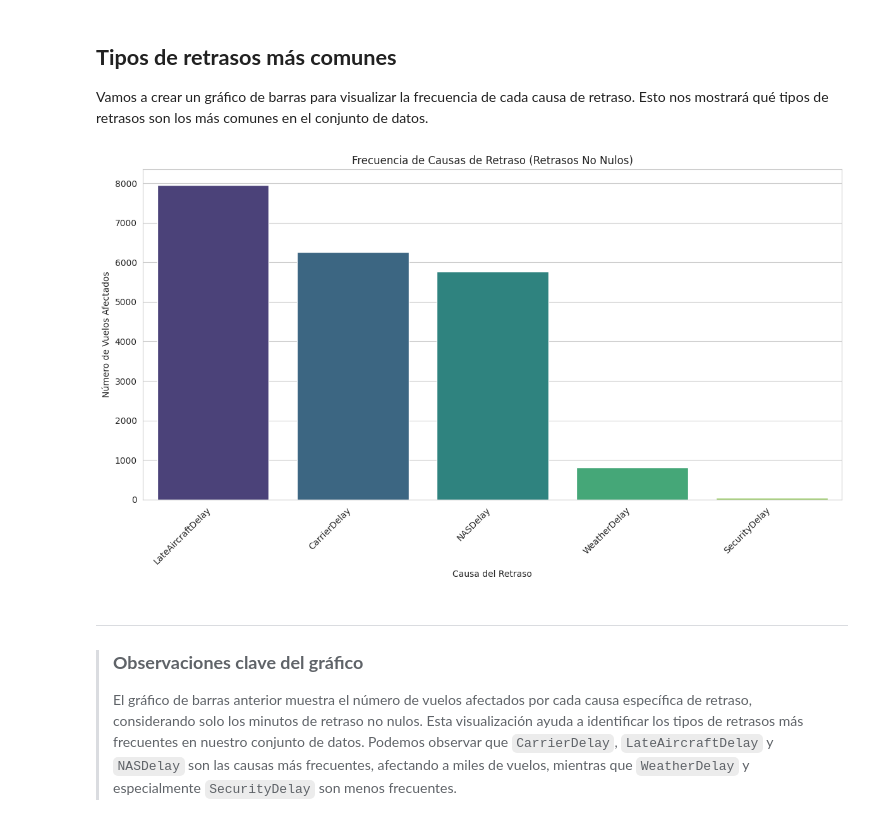
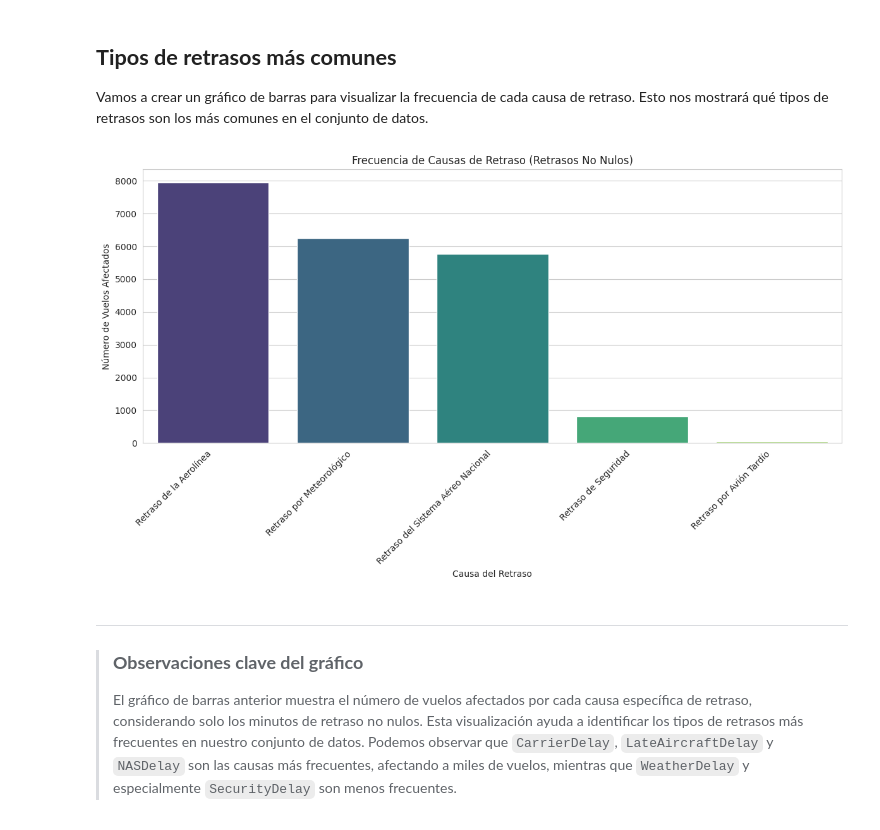
Before and after one commit to sunnyday2/flight_on_time, a Jupyter notebook: flightontime_hackaton_e32_alura_latam.ipynb, the cells around one changed output. Drawn from its saved outputs; the diff is of its cells as text; code cells hidden in the pictures.

```diff
--- a/flightontime_hackaton_e32_alura_latam.ipynb
+++ b/flightontime_hackaton_e32_alura_latam.ipynb
@@ -530,35 +517,48 @@ delay_cause_columns = [
     'NASDelay',
     'SecurityDelay',
     'LateAircraftDelay'
 ]
+
+delay_cause_columns_map = {
+    0: 'Retraso de la Aerolínea',
+    1: 'Retraso por Meteorológico',
+    2: 'Retraso del Sistema Aéreo Nacional',
+    3: 'Retraso de Seguridad',
+    4: 'Retraso por Avión Tardío',
+}
+
 
 # Count the number of non-zero delays for each cause
 frequency_of_causes = {}
 for col in delay_cause_columns:
     # A flight is considered to have a delay cause if the delay is > 15
     frequency_of_causes[col] = df_numeric[df_numeric[col] > 15].shape[0]
 
 # Convert to a pandas Series for easy plotting
 frequency_series = pd.Series(frequency_of_causes).sort_values(ascending=False)
 
 sns.set_style("whitegrid")
 
 plt.figure(figsize=(12, 7))
 sns.barplot(
     x=frequency_series.index,
     y=frequency_series.values,
     hue=frequency_series.index,
     palette='viridis',
     legend=False
 )
 plt.title('Frecuencia de Causas de Retraso (Retrasos No Nulos)')
 plt.xlabel('Causa del Retraso')
 plt.ylabel('Número de Vuelos Afectados')
-plt.xticks(rotation=45, ha='right')
+plt.xticks(
+    ticks=range(5),
+    labels=[delay_cause_columns_map[i] for i in range(5)],
+    rotation=45, ha='right'
+)
 plt.tight_layout()
 plt.show()
 # %% [output]
-[figure, old version]
+[figure, new version]
 # %% [markdown]
 ---
 > ### **Observaciones clave del gráfico**
```
Also changed, not shown: parts of 3 cells of this notebook.
